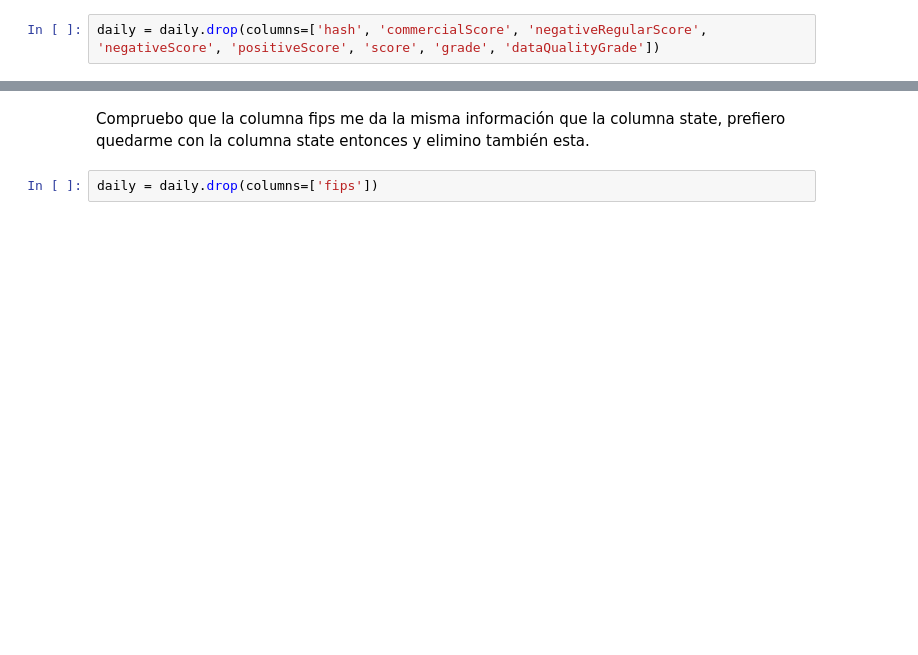
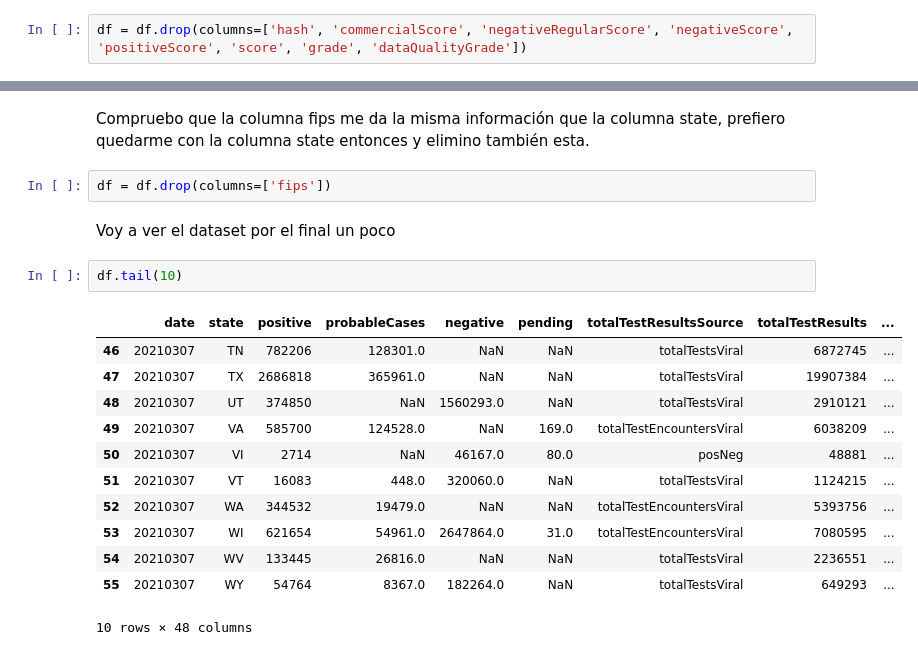
Before and after one commit to AI-School-F5-P3/EDA-Carol, a Jupyter notebook: EDA.ipynb, the cells around one changed output, grey strips where cells are left out. Cells and saved outputs as stored; diff of their text form; blank space fills up the shorter version.

Commit message:
he cambiado de dataset, pero las consultas son básicamente las mismas

```diff
--- a/EDA.ipynb
+++ b/EDA.ipynb
@@ -97,7 +97,7 @@ dtype: object
 # %% [markdown]
 Voy a hacer una limpieza de columnas que creo que no necesito o sobre las que no voy a realizar preguntas, al menos de momento. Quizás también renombre algunas para poder trabajar con ellas mejor.
 # %%
-daily = daily.drop(columns=['hash', 'commercialScore', 'negativeRegularScore', 'negativeScore', 'positiveScore', 'score', 'grade', 'dataQualityGrade'])
+df = df.drop(columns=['hash', 'commercialScore', 'negativeRegularScore', 'negativeScore', 'positiveScore', 'score', 'grade', 'dataQualityGrade'])
 # %% [markdown]
 He borrado un error que me aparecía porque he repetido el proceso y ya había borrado previamente algunas columnas, así que al hacerlo la segunda vez no las encuentraba y me estaba generando ruido.
 # %%
@@ -148,4 +123,21 @@ daily.head(20)
 # %% [markdown]
 Compruebo que la columna fips me da la misma información que la columna state, prefiero quedarme con la columna state entonces y elimino también esta.
 # %%
-daily = daily.drop(columns=['fips'])
+df = df.drop(columns=['fips'])
+# %% [markdown]
+Voy a ver el dataset por el final un poco
+# %%
+df.tail(10)
+# %% [output]
+|  | date | state | positive | probableCases | negative | pending | totalTestResultsSource | totalTestResults | ... |
+| 46 | 20210307 | TN | 782206 | 128301.0 | NaN | NaN | totalTestsViral | 6872745 | ... |
+| 47 | 20210307 | TX | 2686818 | 365961.0 | NaN | NaN | totalTestsViral | 19907384 | ... |
+| 48 | 20210307 | UT | 374850 | NaN | 1560293.0 | NaN | totalTestsViral | 2910121 | ... |
+| 49 | 20210307 | VA | 585700 | 124528.0 | NaN | 169.0 | totalTestEncountersViral | 6038209 | ... |
+| 50 | 20210307 | VI | 2714 | NaN | 46167.0 | 80.0 | posNeg | 48881 | ... |
+| 51 | 20210307 | VT | 16083 | 448.0 | 320060.0 | NaN | totalTestsViral | 1124215 | ... |
+| 52 | 20210307 | WA | 344532 | 19479.0 | NaN | NaN | totalTestEncountersViral | 5393756 | ... |
+| 53 | 20210307 | WI | 621654 | 54961.0 | 2647864.0 | 31.0 | totalTestEncountersViral | 7080595 | ... |
+| 54 | 20210307 | WV | 133445 | 26816.0 | NaN | NaN | totalTestsViral | 2236551 | ... |
+| 55 | 20210307 | WY | 54764 | 8367.0 | 182264.0 | NaN | totalTestsViral | 649293 | ... |
+10 rows × 48 columns
```
Also changed, not shown: parts of 9 cells of this notebook, 3 other files.
